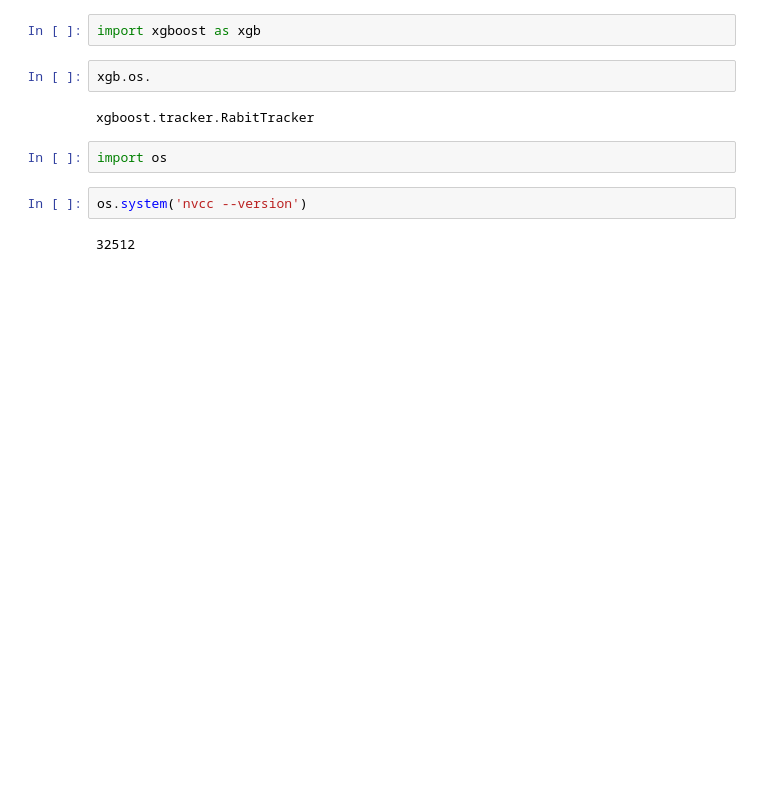
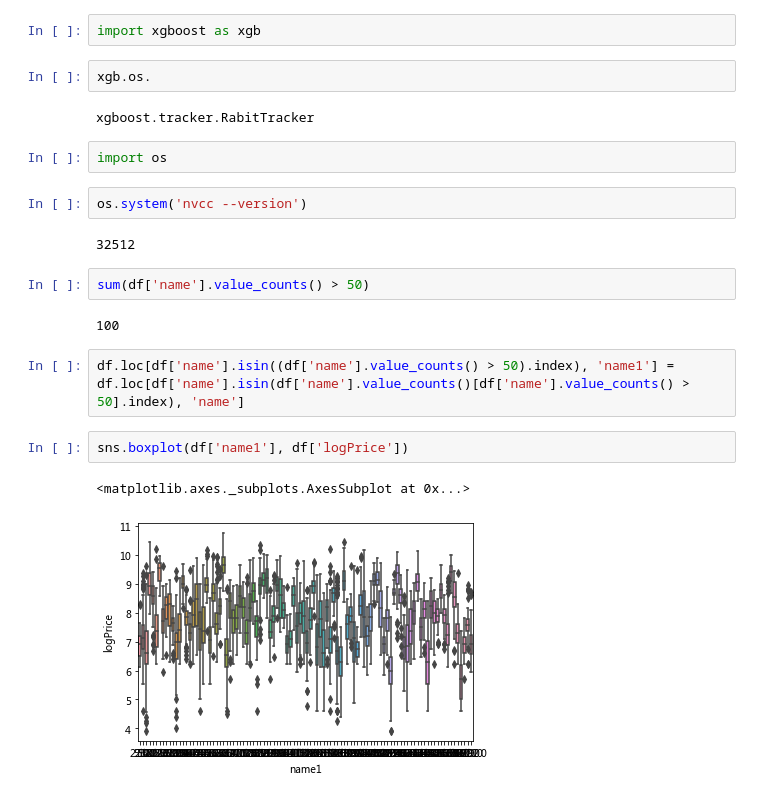
Before and after one commit to snailkn/tianchi-used-car, a Jupyter notebook: eda.ipynb, the cells around one changed output. Drawn from its saved outputs; the diff is of its cells as text; blank space fills up the shorter version.

```diff
--- a/eda.ipynb
+++ b/eda.ipynb
@@ -195,3 +195,14 @@ import os
 os.system('nvcc --version')
 # %% [output]
 32512
+# %%
+sum(df['name'].value_counts() > 50)
+# %% [output]
+100
+# %%
+df.loc[df['name'].isin((df['name'].value_counts() > 50).index), 'name1'] = df.loc[df['name'].isin(df['name'].value_counts()[df['name'].value_counts() > 50].index), 'name']
+# %%
+sns.boxplot(df['name1'], df['logPrice'])
+# %% [output]
+<matplotlib.axes._subplots.AxesSubplot at 0x...>
+[figure, added]
```
Also changed, not shown: 1 other file.
